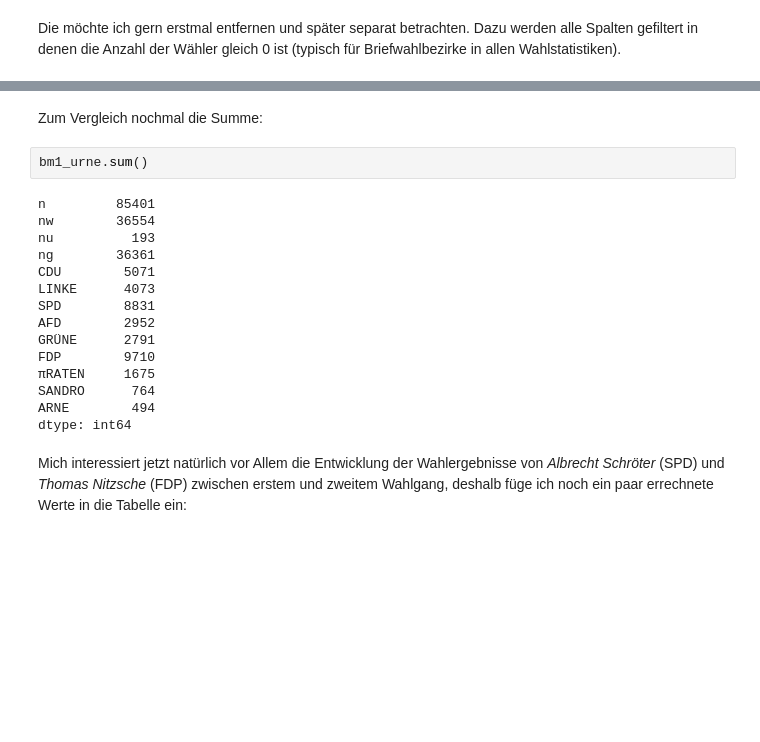
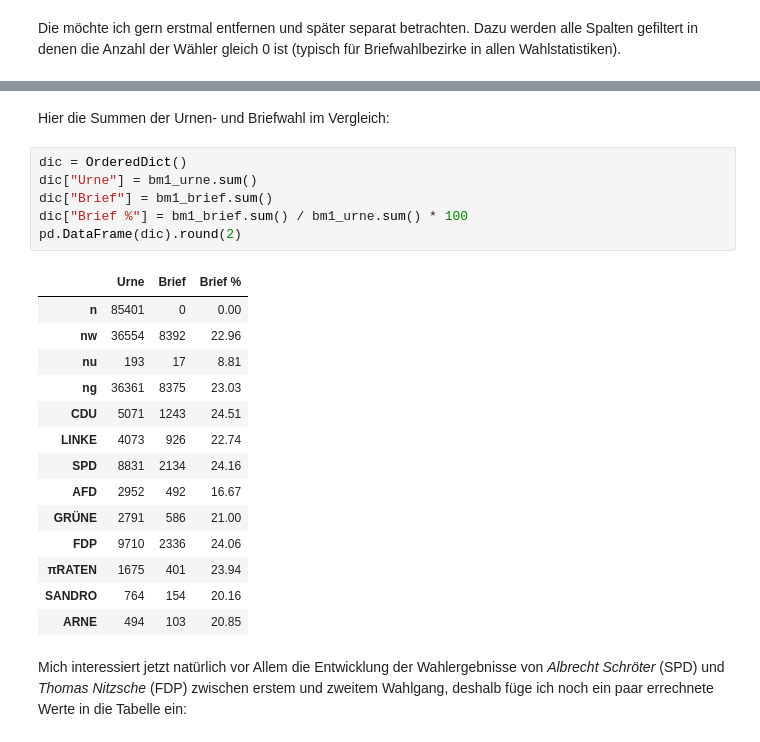
Before and after one commit to defgsus/bm-wahl-18-jena, a Jupyter notebook: src/bm-2018-jena-artikel.ipynb, the cells around one changed output, grey strips where cells are left out. Cells and saved outputs as stored; diff of their text form; blank space fills up the shorter version.

```diff
--- a/src/bm-2018-jena-artikel.ipynb
+++ b/src/bm-2018-jena-artikel.ipynb
@@ -121,25 +126,29 @@ bm1_urne.tail(5)
 | 085 Vereinshaus Lützeroda | 140 | 84 | 1 | 83 | 21 | 14 | 22 | 6 | 5 | 14 | 1 | ... |
 | 086 Gemeindebüro Cospeda | 1128 | 580 | 2 | 578 | 83 | 46 | 144 | 45 | 26 | 196 | 29 | ... |
 | 087 Feuerwehrgerätehaus Closewitz | 112 | 76 | 0 | 76 | 34 | 0 | 8 | 8 | 3 | 19 | 4 | ... |
-# %% [markdown]
-Zum Vergleich nochmal die Summe:
-# %%
-bm1_urne.sum()
-# %% [output]
-n         85401
-nw        36554
-nu          193
-ng        36361
-CDU        5071
-LINKE      4073
-SPD        8831
-AFD        2952
-GRÜNE      2791
-FDP        9710
-πRATEN     1675
-SANDRO      764
-ARNE        494
-dtype: int64
+# %% [markdown]
+Hier die Summen der Urnen- und Briefwahl im Vergleich:
+# %%
+dic = OrderedDict()
+dic["Urne"] = bm1_urne.sum()
+dic["Brief"] = bm1_brief.sum()
+dic["Brief %"] = bm1_brief.sum() / bm1_urne.sum() * 100
+pd.DataFrame(dic).round(2)
+# %% [output]
+|  | Urne | Brief | Brief % |
+| n | 85401 | 0 | 0.00 |
+| nw | 36554 | 8392 | 22.96 |
+| nu | 193 | 17 | 8.81 |
+| ng | 36361 | 8375 | 23.03 |
+| CDU | 5071 | 1243 | 24.51 |
+| LINKE | 4073 | 926 | 22.74 |
+| SPD | 8831 | 2134 | 24.16 |
+| AFD | 2952 | 492 | 16.67 |
+| GRÜNE | 2791 | 586 | 21.00 |
+| FDP | 9710 | 2336 | 24.06 |
+| πRATEN | 1675 | 401 | 23.94 |
+| SANDRO | 764 | 154 | 20.16 |
+| ARNE | 494 | 103 | 20.85 |
 # %% [markdown]
 Mich interessiert jetzt natürlich vor Allem die Entwicklung der Wahlergebnisse von *Albrecht Schröter* (SPD) und *Thomas Nitzsche* (FDP) zwischen erstem und zweitem Wahlgang, deshalb füge ich noch ein paar errechnete Werte in die Tabelle ein:
 # %%
```
Also changed, not shown: parts of 4 cells of this notebook, 2 other files.
